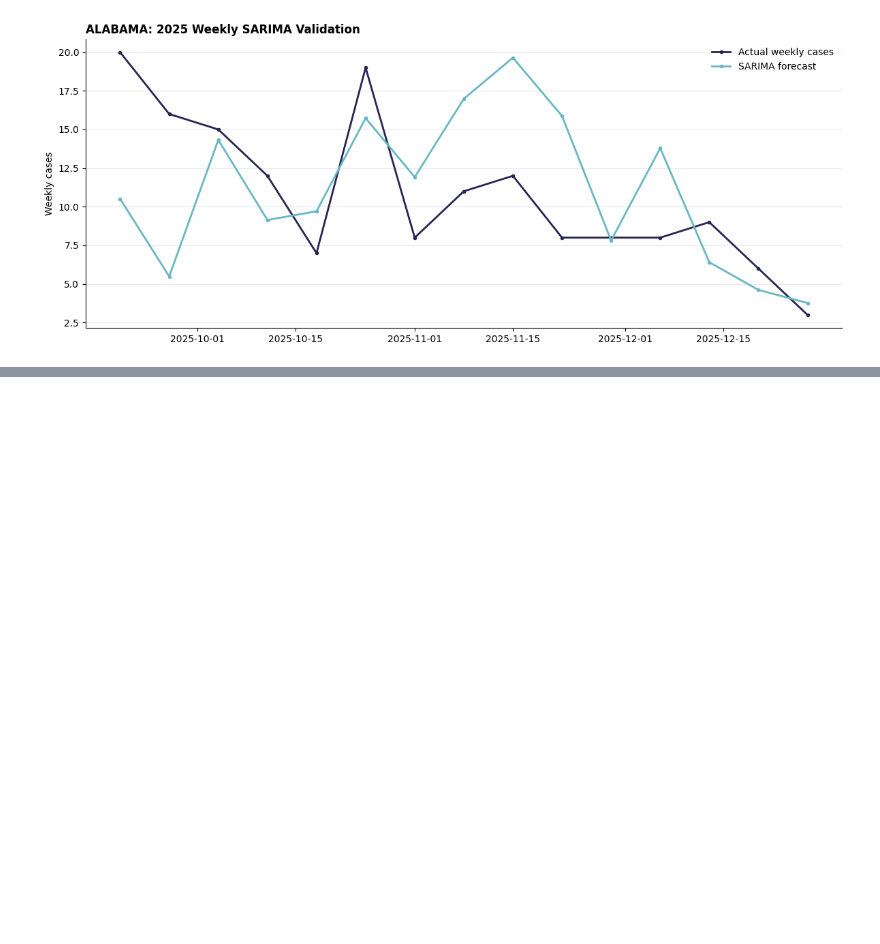
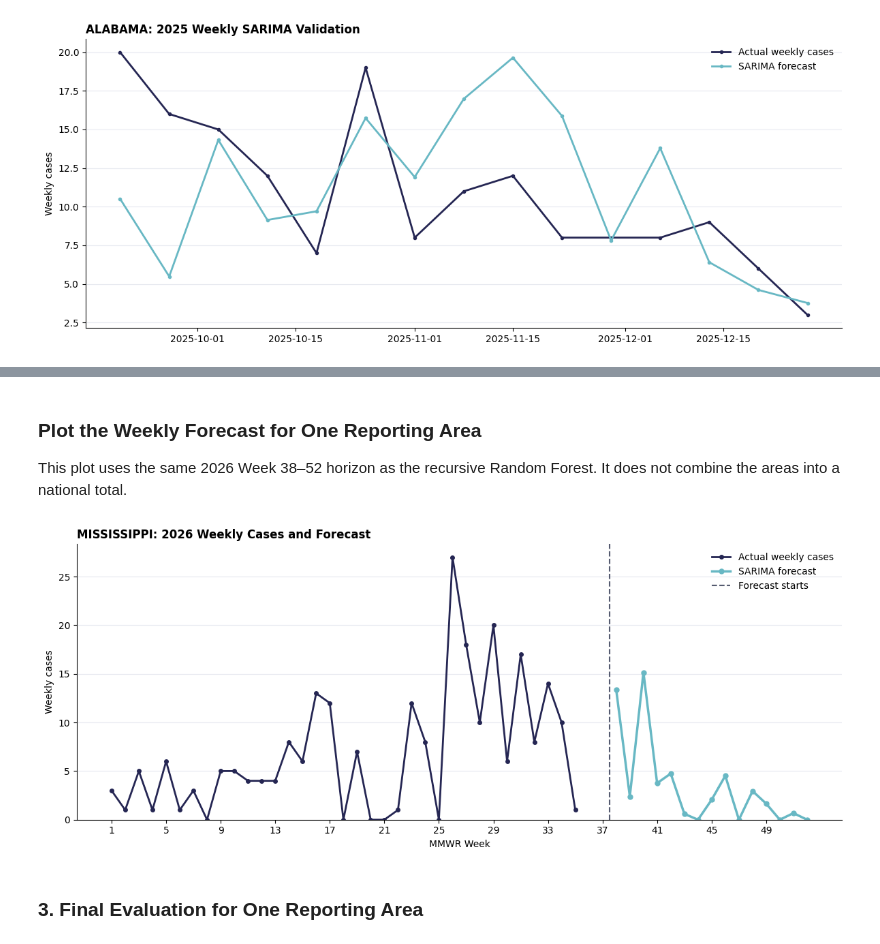
Before and after one commit to swirita/salmonellosis-forecasting-analysis, a Jupyter notebook: notebooks/03_salmonellosis_forecasting.ipynb, the cells around one changed output, grey strips where cells are left out. Cells and saved outputs as stored; diff of their text form; code cells hidden in the pictures; blank space fills up the shorter version.

Commit message:
Forecast 2026 Weeks 38–52 for Every Reporting Area

```diff
--- a/notebooks/03_salmonellosis_forecasting.ipynb
+++ b/notebooks/03_salmonellosis_forecasting.ipynb
@@ -315,0 +392,64 @@ plt.show()
+# %% [markdown]
+### Plot the Weekly Forecast for One Reporting Area
+
+This plot uses the same 2026 Week 38–52 horizon as the recursive Random Forest. It does not combine the areas into a national total.
+# %%
+area_to_plot = "MISSISSIPPI"
+
+actual = df[
+    (df["Reporting Area"] == area_to_plot)
+    & (df["Current MMWR Year"] == FORECAST_YEAR)
+    & (df["MMWR WEEK"] <= LAST_OBSERVED_WEEK)
+].sort_values("MMWR WEEK")
+
+future = forecast[
+    forecast["Reporting Area"] == area_to_plot
+].sort_values("MMWR WEEK")
+
+fig, ax = plt.subplots(figsize=(12, 5))
+
+ax.plot(
+    actual["MMWR WEEK"],
+    actual["Current week"],
+    color=NAVY,
+    marker="o",
+    markersize=4,
+    linewidth=2,
+    label="Actual weekly cases",
+)
+ax.plot(
+    future["MMWR WEEK"],
+    future["Forecast Current week"],
+    color=CYAN,
+    marker="o",
+    markersize=5,
+    linewidth=2.5,
+    label="SARIMA forecast",
+)
+
+ax.axvline(
+    LAST_OBSERVED_WEEK + 0.5,
+    color=TEXT_GRAY,
+    linestyle="--",
+    linewidth=1.5,
+    label="Forecast starts",
+)
+
+ax.set_title(
+    f"{area_to_plot}: 2026 Weekly Cases and Forecast",
+    loc="left",
+    fontweight="bold",
+)
+ax.set_xlabel("MMWR Week")
+ax.set_ylabel("Weekly cases")
+ax.set_xticks(range(1, 53, 4))
+ax.set_ylim(bottom=0)
+ax.grid(axis="y", color=LIGHT_GRAY)
+ax.spines[["top", "right"]].set_visible(False)
+ax.legend(frameon=False)
+plt.tight_layout()
+plt.show()
+# %% [output]
+[figure, added]
+# %% [markdown]
+### 3. Final Evaluation for One Reporting Area
```
Also changed, not shown: parts of 4 cells of this notebook.
